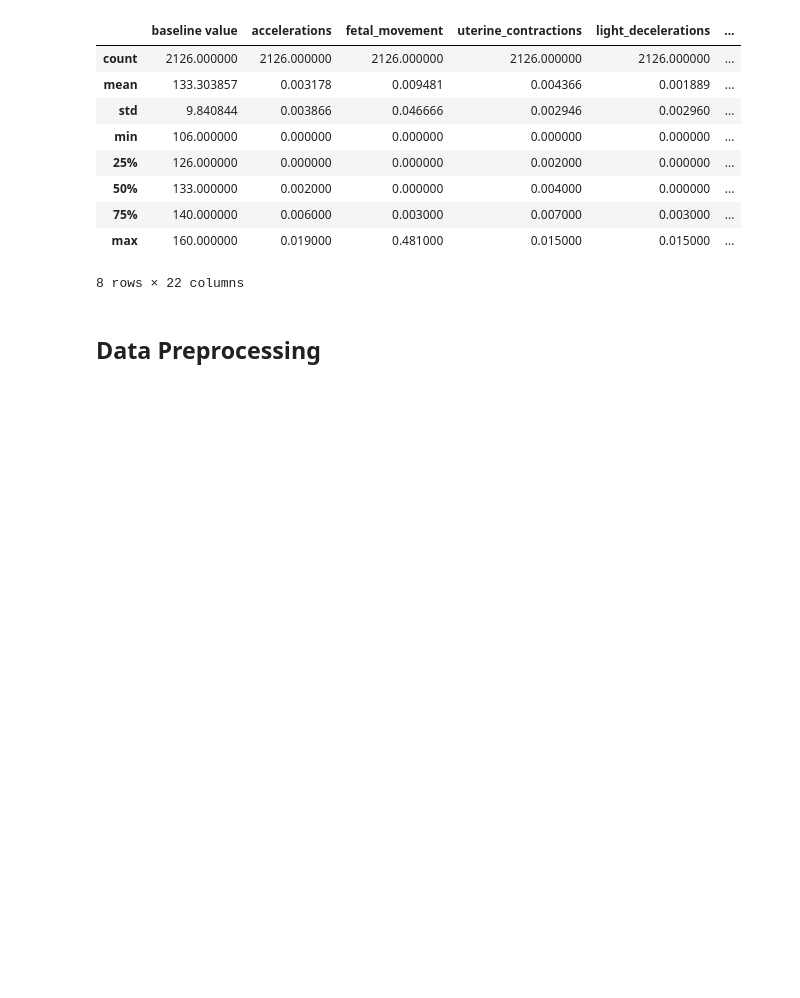
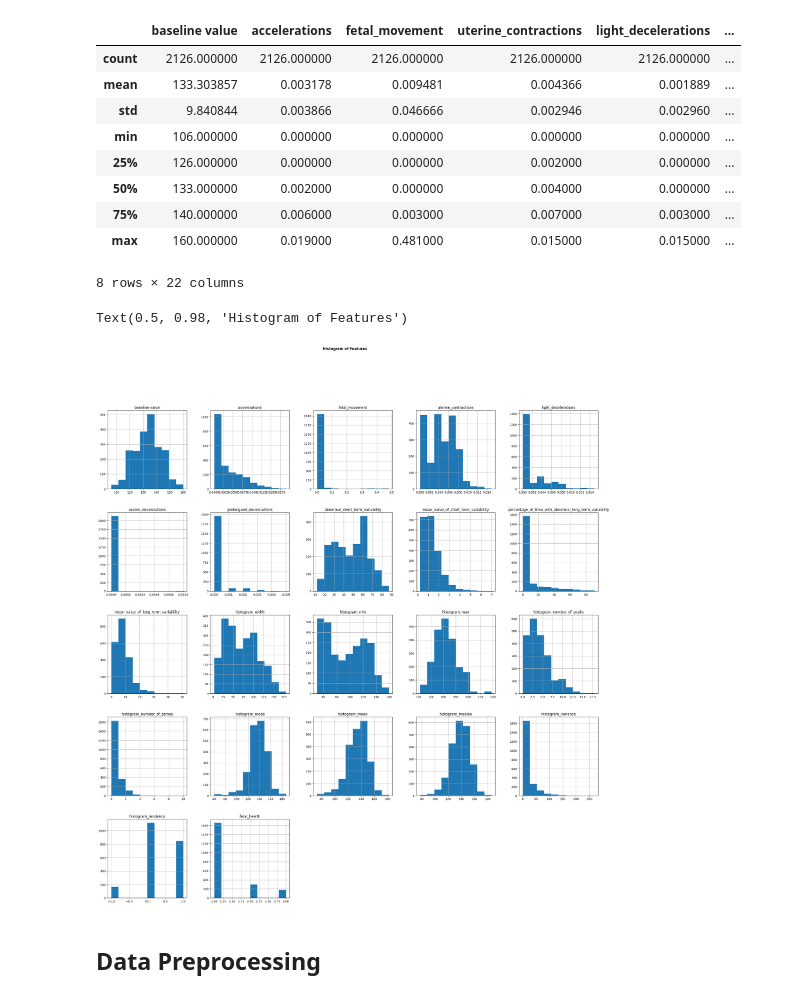
Before and after one commit to JinchenG000/ece9039, a Jupyter notebook: Fetal-Health-Classification.ipynb, the cells around one changed output. Saved outputs shown, nothing was run; the diff lists cells and outputs as text; code cells hidden in the pictures; blank space fills up the shorter version.

```diff
--- a/Fetal-Health-Classification.ipynb
+++ b/Fetal-Health-Classification.ipynb
@@ -61,6 +59,13 @@ data.describe()
 | 75% | 140.000000 | 0.006000 | 0.003000 | 0.007000 | 0.003000 | ... |
 | max | 160.000000 | 0.019000 | 0.481000 | 0.015000 | 0.015000 | ... |
 8 rows × 22 columns
+# %%
+# Plot histogram for the features
+data.hist(bins=10, figsize=(30, 30), grid=True)
+plt.suptitle('Histogram of Features',fontweight='bold')
+# %% [output]
+Text(0.5, 0.98, 'Histogram of Features')
+[figure, added]
 # %% [markdown]
 ## Data Preprocessing
 # %%
```
Also changed, not shown: parts of 18 cells of this notebook.
